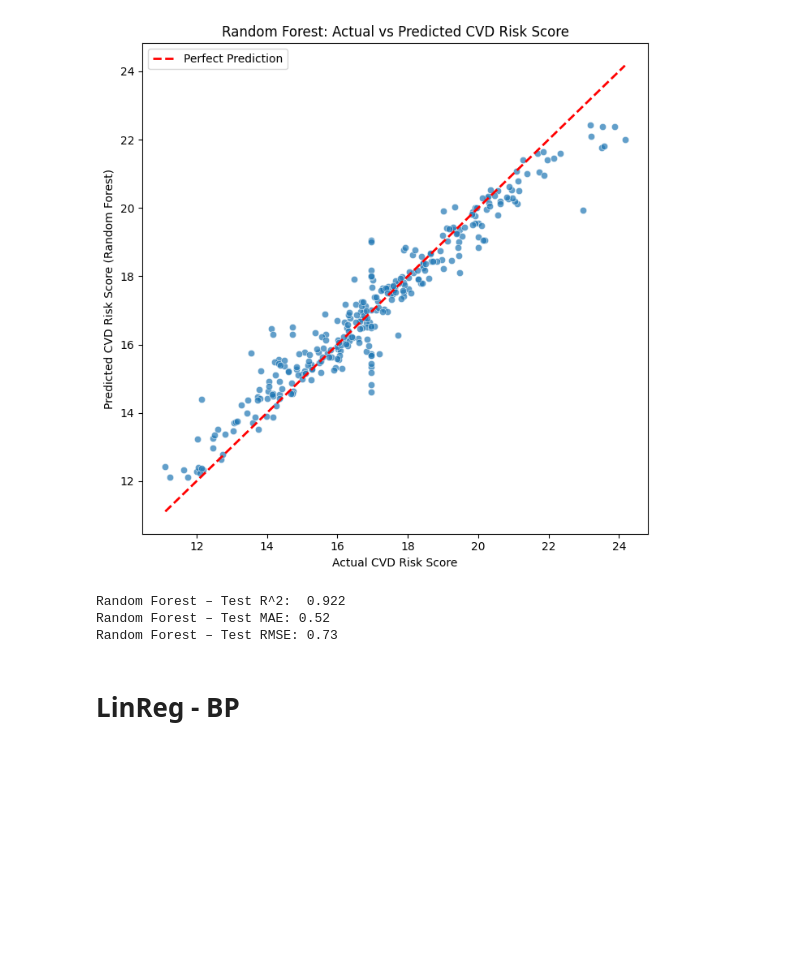
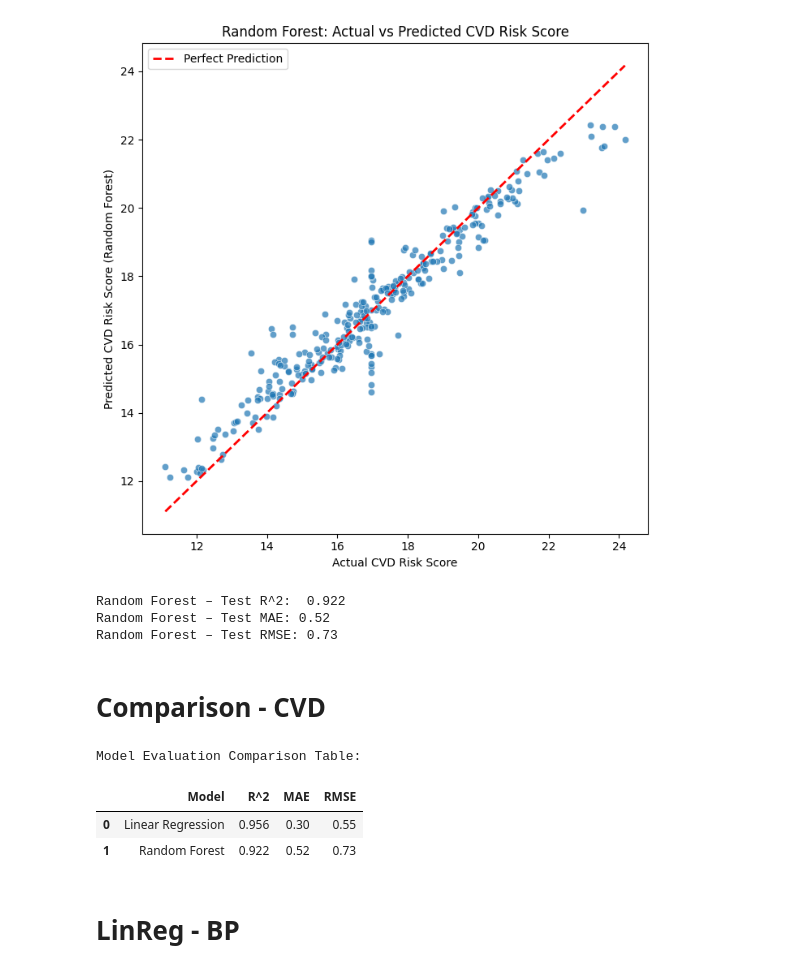
Before and after one commit to DS3001-Group-P/Final-Project, a Jupyter notebook: milestone3.ipynb, the cells around one changed output. Saved outputs shown, nothing was run; the diff lists cells and outputs as text; code cells hidden in the pictures; blank space fills up the shorter version.

```diff
--- a/milestone3.ipynb
+++ b/milestone3.ipynb
@@ -320,6 +320,27 @@ print(f"Random Forest – Test RMSE: {rmse:.2f}")
 Random Forest – Test R^2:  0.922
 Random Forest – Test MAE: 0.52
 Random Forest – Test RMSE: 0.73
+# %% [markdown]
+# Comparison - CVD
+# %%
+import pandas as pd
+
+cvd_results = {
+    "Model": ["Linear Regression", "Random Forest"],
+    "R^2": [0.956, 0.922],
+    "MAE": [0.30, 0.52],
+    "RMSE": [0.55, 0.73]
+}
+
+cvd_results_df = pd.DataFrame(cvd_results)
+
+print("Model Evaluation Comparison Table:")
+display(cvd_results_df)
+# %% [output]
+Model Evaluation Comparison Table:
+|  | Model | R^2 | MAE | RMSE |
+| 0 | Linear Regression | 0.956 | 0.30 | 0.55 |
+| 1 | Random Forest | 0.922 | 0.52 | 0.73 |
 # %% [markdown]
 # LinReg - BP
 # %%
```
Also changed, not shown: parts of 3 cells of this notebook.
